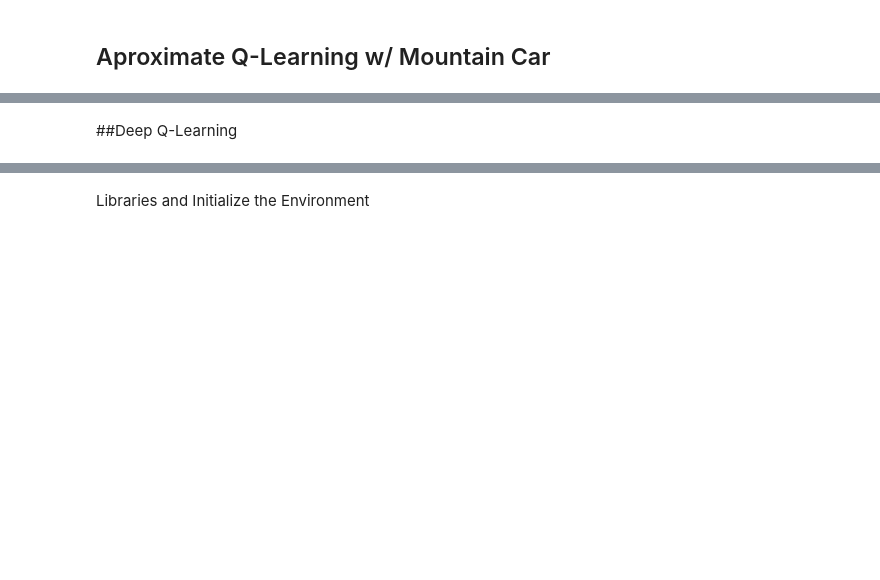
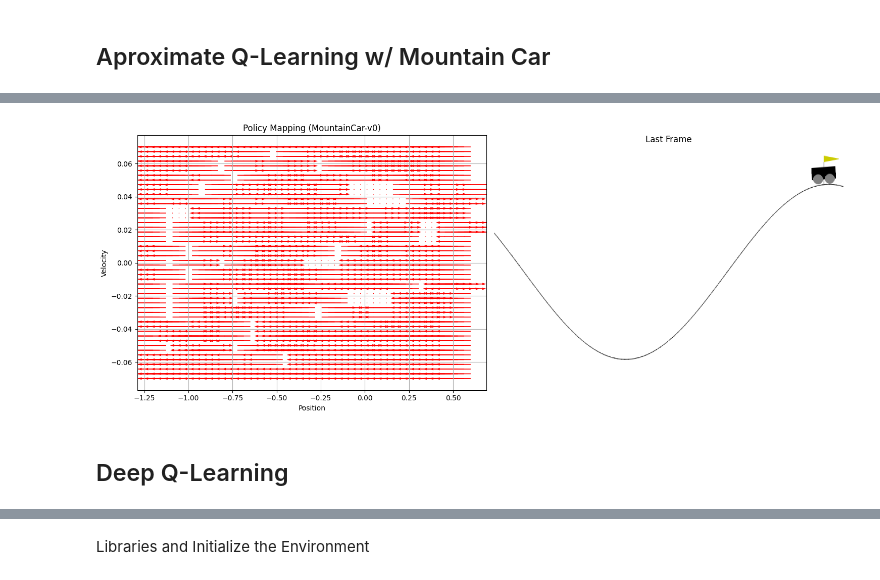
Before and after one commit to mnunezr1/CSCI-166-Project, a Jupyter notebook: CSCI_166_Project.ipynb, the cells around one changed output, grey strips where cells are left out. Cells and saved outputs as stored; diff of their text form; code cells hidden in the pictures; blank space fills up the shorter version.

```diff
--- a/CSCI_166_Project.ipynb
+++ b/CSCI_166_Project.ipynb
@@ -385,0 +310,78 @@ env.close()
+# %%
+def map_policy_with_arrows(env, q, grid_points=20):
+    """
+    Map the learned policy onto a grid with arrows.
+    Args:
+    - env: The Gymnasium environment.
+    - q: Learned Q-table (discretized states and actions).
+    - grid_points: Number of points to sample along each dimension.
+
+    Returns:
+    - X, Y: Meshgrid for positions and velocities.
+    - U, V: Arrow directions based on policy actions.
+    """
+    # Generate grid points for position and velocity
+    state_bounds = list(zip(env.observation_space.low, env.observation_space.high))
+    pos_space = np.linspace(state_bounds[0][0], state_bounds[0][1], grid_points)
+    vel_space = np.linspace(state_bounds[1][0], state_bounds[1][1], grid_points)
+    X, Y = np.meshgrid(pos_space, vel_space)
+    U = np.zeros_like(X)  # Arrows for position direction
+    V = np.zeros_like(Y)  # Arrows for velocity direction
+
+    # Iterate over grid points and determine actions
+    for i in range(grid_points):
+        for j in range(grid_points):
+            state_p = np.digitize(X[i, j], np.linspace(state_bounds[0][0], state_bounds[0][1], q.shape[0]))
+            state_v = np.digitize(Y[i, j], np.linspace(state_bounds[1][0], state_bounds[1][1], q.shape[1]))
+            action = np.argmax(q[state_p - 1, state_v - 1, :])  # Action from Q-table
+
+            # Set arrow directions based on the action
+            if action == 0:  # Drive left
+                U[i, j] = -1
+                V[i, j] = 0
+            elif action == 1:  # Do nothing
+                U[i, j] = 0
+                V[i, j] = 0
+            elif action == 2:  # Drive right
+                U[i, j] = 1
+                V[i, j] = 0
+
+    return X, Y, U, V
+
+def plot_policy_arrows(X, Y, U, V, env):
+    """
+    Plot the policy map with arrows using quiver.
+    Args:
+    - X, Y: Meshgrid of positions and velocities.
+    - U, V: Arrow directions based on policy actions.
+    - env: The Gymnasium environment for rendering the last frame.
+    """
+    fig, (ax1, ax2) = plt.subplots(1, 2, figsize=(15, 6))
+
+    # Plot the policy map with arrows
+    ax1.quiver(X, Y, U, V, scale=10, color="r")
+    ax1.set_title("Policy Mapping (MountainCar-v0)")
+    ax1.set_xlabel("Position")
+    ax1.set_ylabel("Velocity")
+    ax1.grid(True)
+
+    # Plot the last frame from the environment
+    ax2.imshow(env.render())
+    ax2.set_title("Last Frame")
+    ax2.axis("off")
+
+    plt.tight_layout()
+    plt.show()
+
+grid_points = 50  # Higher value for finer resolution
+pos_space = np.linspace(env.observation_space.low[0], env.observation_space.high[0], 20)
+vel_space = np.linspace(env.observation_space.low[1], env.observation_space.high[1], 20)
+
+# Map policy to arrows
+X, Y, U, V = map_policy_with_arrows(env, q, grid_points)
+
+# Plot the policy map
+plot_policy_arrows(X, Y, U, V, env)
+env.close()
+# %% [output]
+[figure, added]
@@ -386,2 +430,2 @@ env.close()
 # %% [markdown]
-##Deep Q-Learning
+## Deep Q-Learning
```
Also changed, not shown: parts of 27 cells of this notebook.
